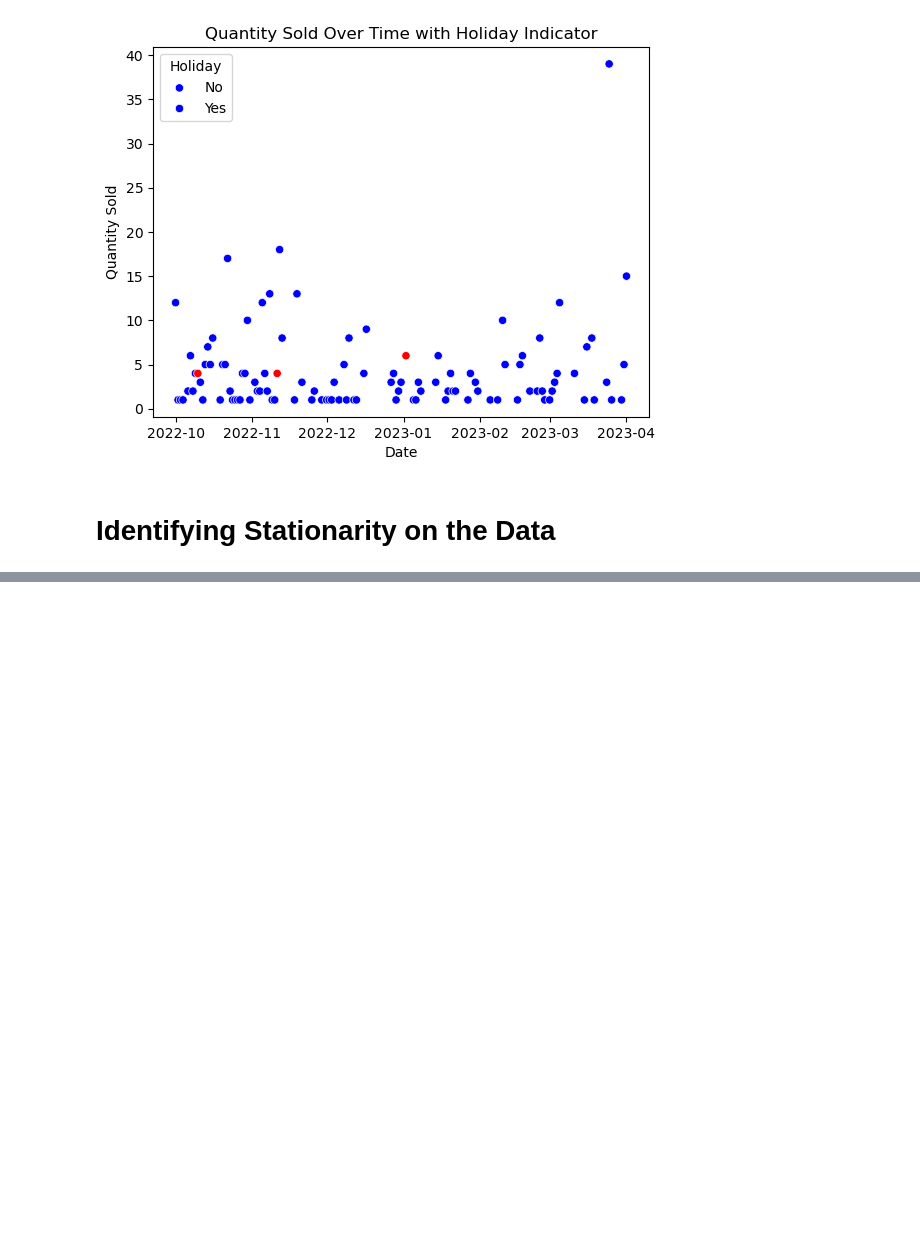
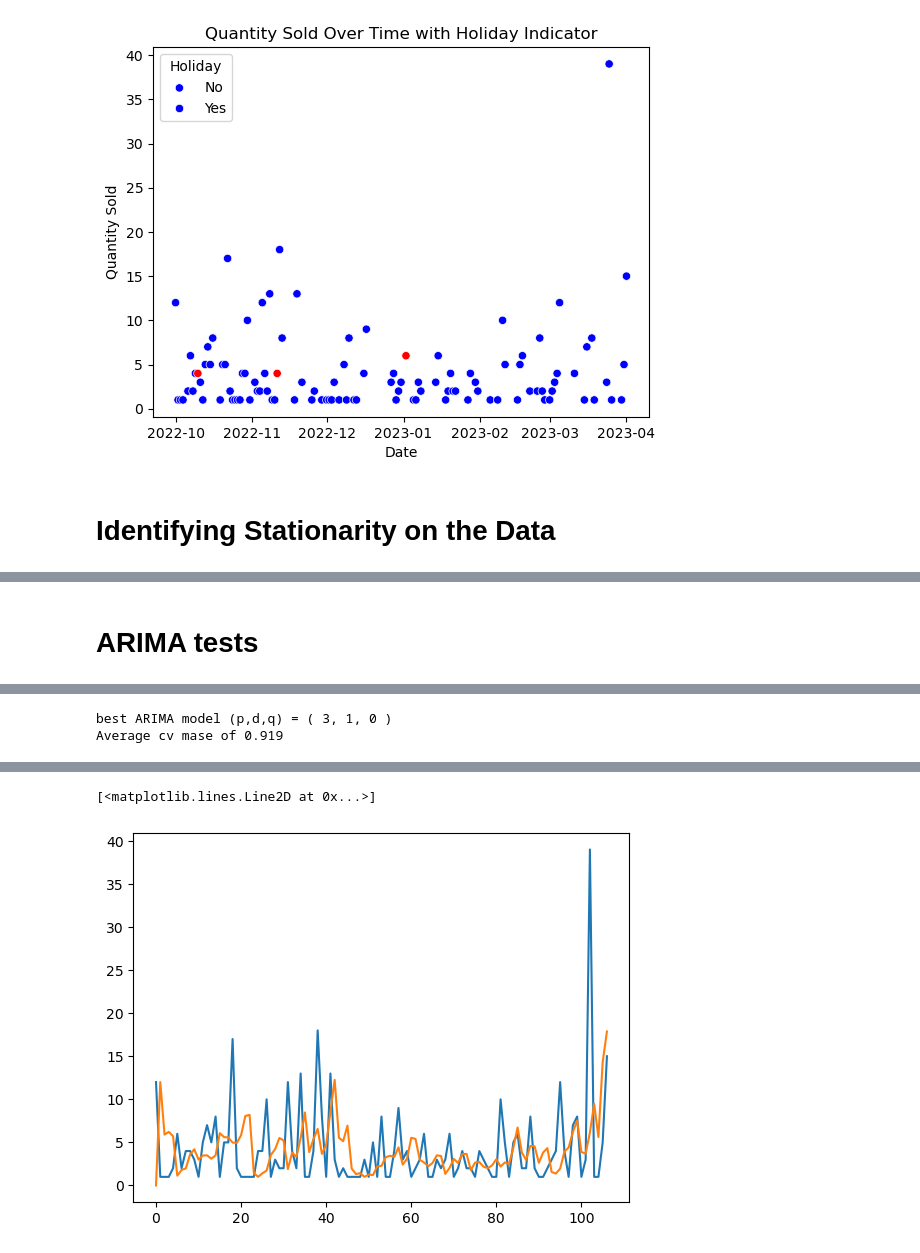
Before and after one commit to evaristo-va/restaurants-project, a Jupyter notebook: Final-project-restaurants_new.ipynb, the cells around one changed output, grey strips where cells are left out. Saved outputs shown, nothing was run; the diff lists cells and outputs as text; code cells hidden in the pictures; blank space fills up the shorter version.

Commit message:
Some arima tests added

```diff
--- a/Final-project-restaurants_new.ipynb
+++ b/Final-project-restaurants_new.ipynb
@@ -308,0 +327,58 @@ plt.show()
+# %% [markdown]
+# ARIMA tests
+# %%
+from sklearn.model_selection import TimeSeriesSplit
+from statsmodels.tsa.api import ARIMA
+
+def mase(y_train, y_test, y_preds):
+    n = len(y_train)
+    m = len(y_test)
+    denom = 0
+    for i in range(n-m):
+        denom += np.abs(y_train[i+1:i+m+1] - y_train[i]*np.ones(m)).mean()
+    denom = denom / (n-m)
+    num = np.abs(y_test - y_preds).mean()
+    return num/denom
+
+df_train = df_daily_dict['Aperol Spritz'].iloc[:-3].copy()
+df_test = df_daily_dict['Aperol Spritz'].drop(df_train.index).copy()
+
+cv=TimeSeriesSplit(n_splits=10,test_size=3)
+
+arima_mase=np.zeros((10,4,4))
+
+i=0
+for train_index, test_index in cv.split(df_train):
+    df_tt=df_train.iloc[train_index]
+    df_ho=df_train.iloc[test_index]
+
+    j = 0
+    for p in range(4):
+        k = 0
+        for q in range(4):
+            arima = ARIMA(df_tt['Quantity'].values,
+                               order=(p, d['Aperol Spritz'], q)).fit()
+
+            arima_mase[i,j,k] = mase(df_tt['Quantity'].values, df_ho['Quantity'].values,  arima.forecast(len(df_ho)))
+            k = k +1
+        j = j + 1
+    i = i +1
+
+arima_ind = np.unravel_index(np.argmin(np.mean(arima_mase, axis=0), axis=None),
+                             np.mean(arima_mase, axis=0).shape)
+np.unravel_index(np.argmin(np.mean(arima_mase, axis=0), axis=None),
+                 np.mean(arima_mase, axis=0).shape)
+
+print("best ARIMA model",
+         "(p,d,q) = ( %s, %s, %s )" %(range(4)[arima_ind[0]], 1, range(4)[arima_ind[1]]))
+
+print("Average cv mase of",
+         np.round(np.mean(arima_mase, axis=0)[arima_ind],3))
+
+
+model=ARIMA(df_daily_dict['Aperol Spritz']['Quantity'],order=(range(4)[arima_ind[0]], 1, range(4)[arima_ind[1]])).fit()
+
+plt.plot(df_daily_dict['Aperol Spritz']['Quantity'])
+plt.plot(model.fittedvalues)
+#plt.plot(df_daily_dict['Aperol Spritz']['Date'],df_daily_dict['Aperol Spritz']['Quantity'])
+# %% [output]
@@ -308,0 +402,2 @@ plt.show()
+best ARIMA model (p,d,q) = ( 3, 1, 0 )
+Average cv mase of 0.919
@@ -308,0 +405,2 @@ plt.show()
+[<matplotlib.lines.Line2D at 0x...>]
+[figure, added]
```
Also changed, not shown: parts of 6 cells of this notebook.
